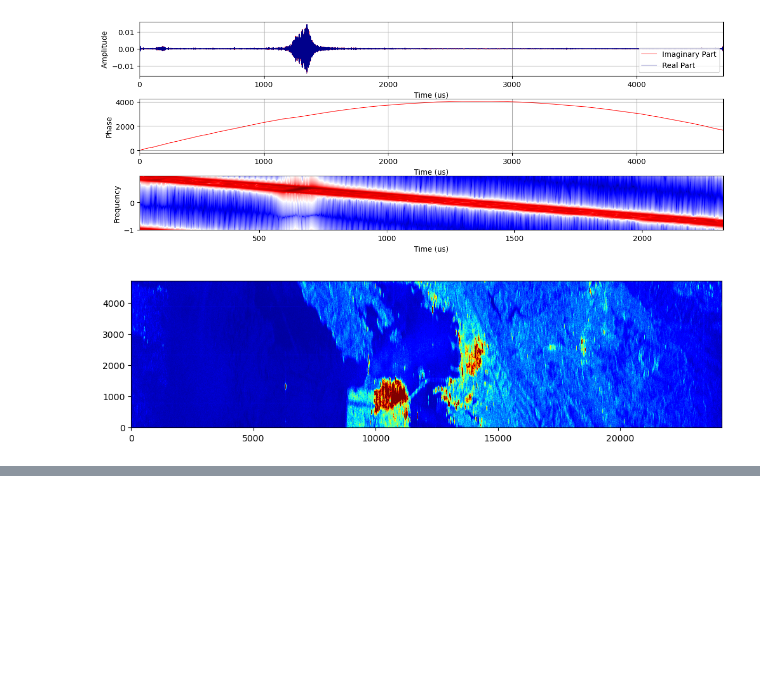
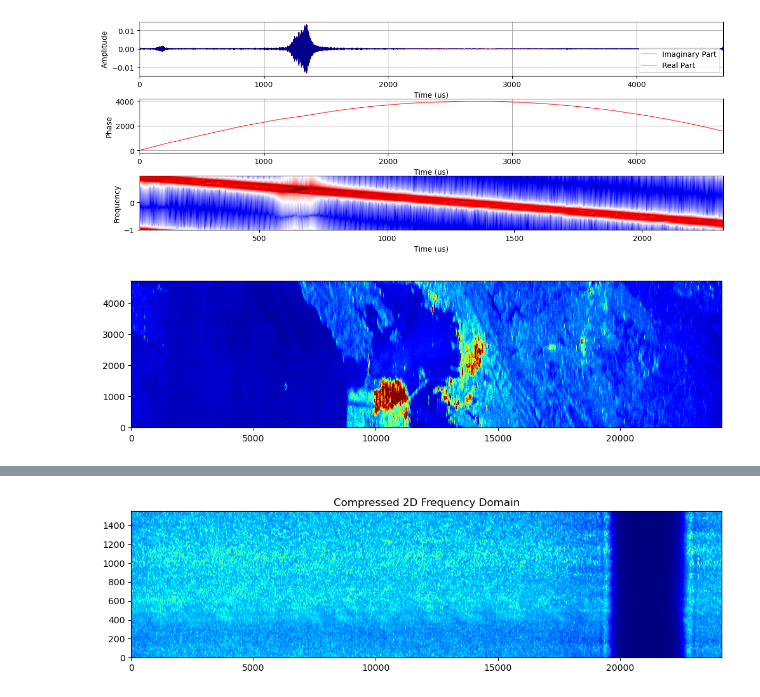
Before and after one commit to AndrewPlayer3/sar_processing, a Jupyter notebook: s1_level0/level_1.ipynb, the cells around one changed output, grey strips where cells are left out. Cells and saved outputs as stored; diff of their text form; code cells hidden in the pictures; blank space fills up the shorter version.

```diff
--- a/s1_level0/level_1.ipynb
+++ b/s1_level0/level_1.ipynb
@@ -987,0 +1067,4 @@ save_image(output, 'output.tif')
+# %%
+plot_signals(fftshift(fftshift(fft2(output), 0), 1), do_pop_out=False, title='Compressed 2D Frequency Domain')
+# %% [output]
+[figure, added]
```
Also changed, not shown: parts of 15 cells of this notebook.
